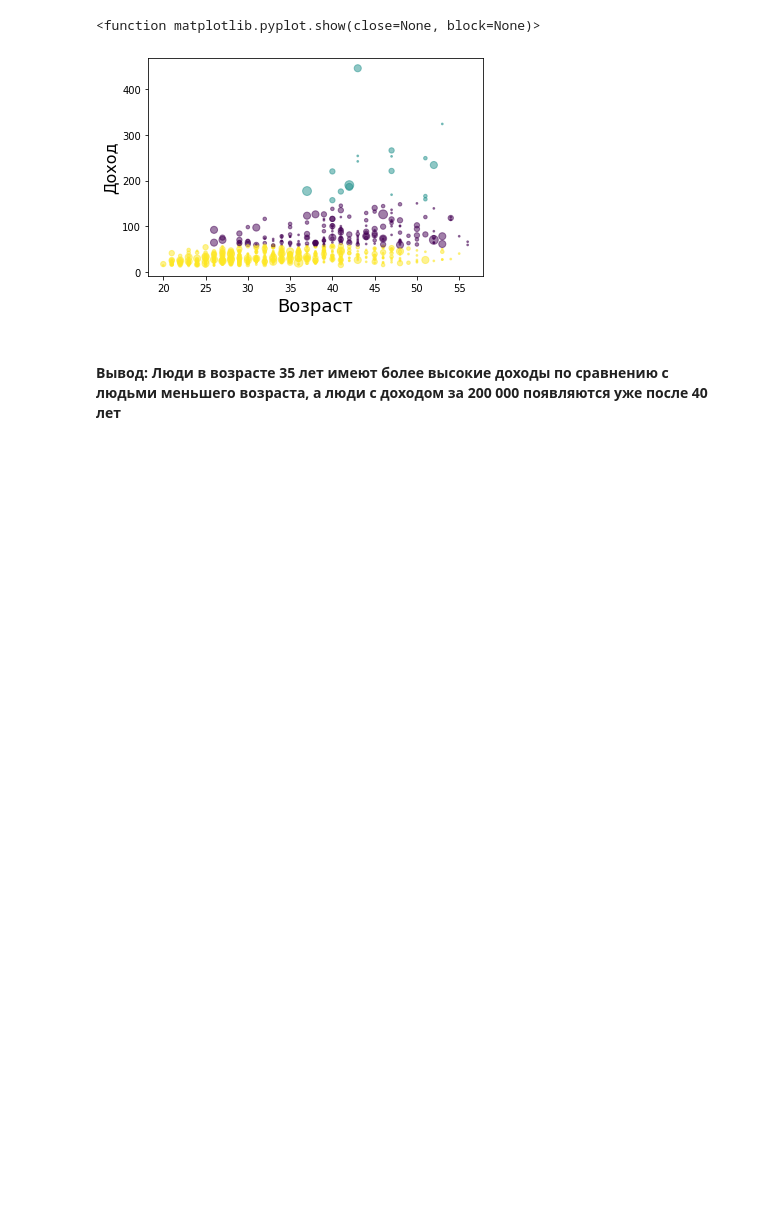
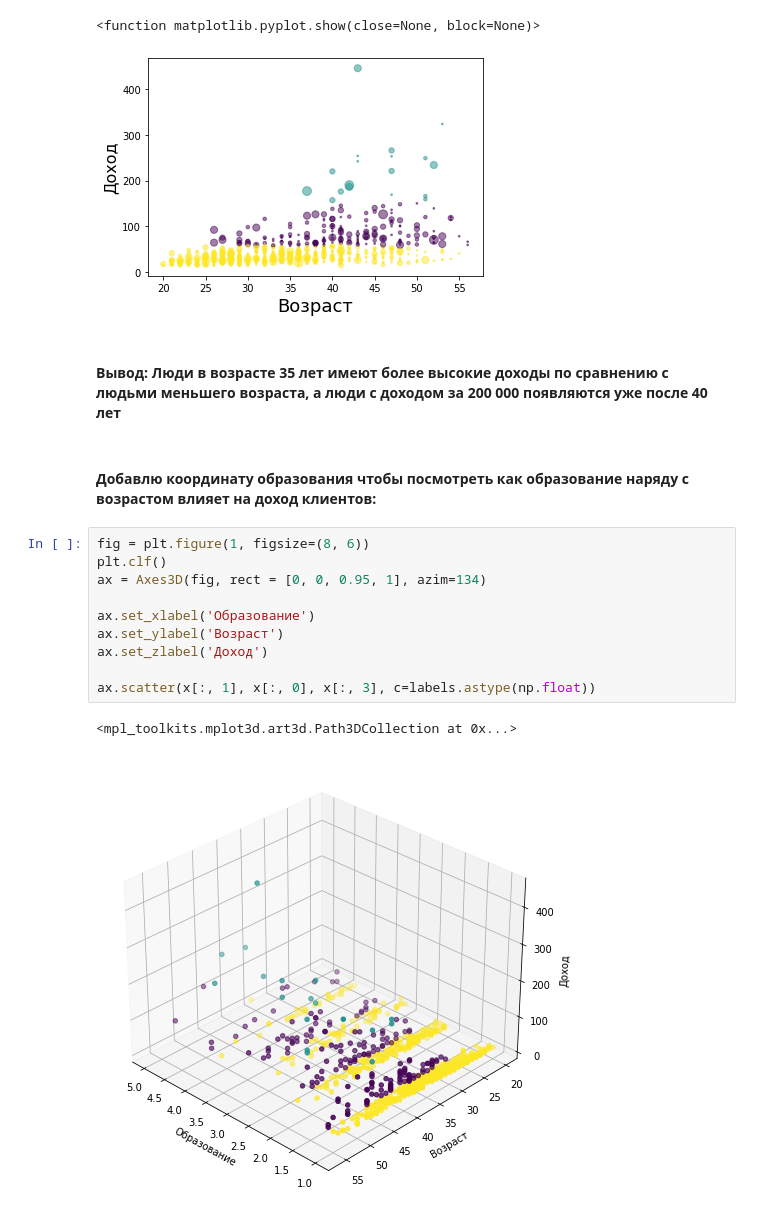
Before and after one commit to SergeyOshemkov/My-data-analysis-in-Python, a Jupyter notebook: K-means analysis/k-means.ipynb, the cells around one changed output. Drawn from its saved outputs; the diff is of its cells as text; blank space fills up the shorter version.

Commit message:
Update k-means.ipynb
I added additional 3D visualization of the dependency of income of age and education and my conclusions.

```diff
--- a/K-means analysis/k-means.ipynb
+++ b/K-means analysis/k-means.ipynb
@@ -137,3 +137,18 @@ plt.show
 [figure]
 # %% [markdown]
 #### Вывод: Люди в возрасте 35 лет имеют более высокие доходы по сравнению с людьми меньшего возраста, а люди с доходом за 200 000 появляются уже после 40 лет
+# %% [markdown]
+#### Добавлю координату образования чтобы посмотреть как образование наряду с возрастом влияет на доход клиентов:
+# %%
+fig = plt.figure(1, figsize=(8, 6))
+plt.clf()
+ax = Axes3D(fig, rect = [0, 0, 0.95, 1], azim=134)
+
+ax.set_xlabel('Образование')
+ax.set_ylabel('Возраст')
+ax.set_zlabel('Доход')
+
+ax.scatter(x[:, 1], x[:, 0], x[:, 3], c=labels.astype(np.float))
+# %% [output]
+<mpl_toolkits.mplot3d.art3d.Path3DCollection at 0x...>
+[figure, added]
```
Also changed, not shown: parts of 1 cell of this notebook.
